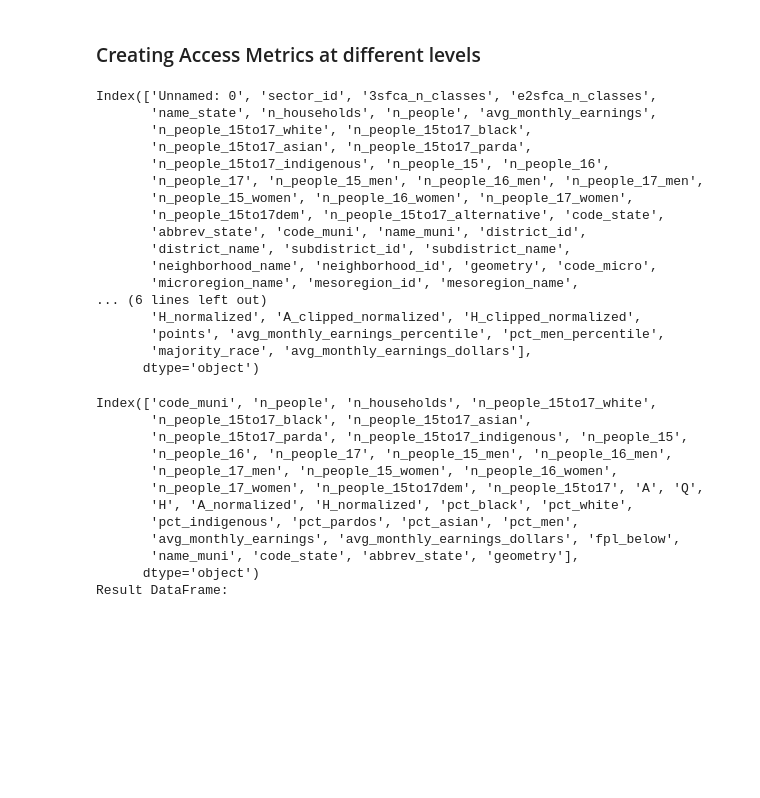
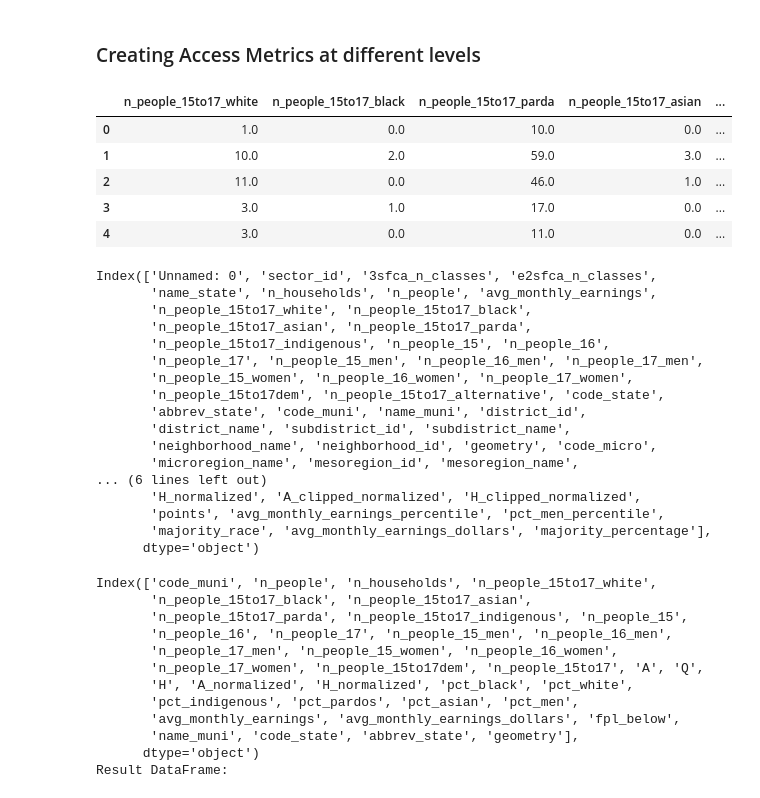
Before and after one commit to hordiienkoalina/atlas-educacao, a Jupyter notebook: notebooks/access_metric_different_levels.ipynb, the cells around one changed output. Saved outputs shown, nothing was run; the diff lists cells and outputs as text; code cells hidden in the pictures; blank space fills up the shorter version.

Commit message:
Added majority race percentage

```diff
--- a/notebooks/access_metric_different_levels.ipynb
+++ b/notebooks/access_metric_different_levels.ipynb
@@ -124,9 +124,19 @@ access_df[["A", "H"]] = access_df[["A", "H"]].fillna(0)
 
 # For each race Find how many census tracts have a majority of that race
 access_df['majority_race'] = access_df[[f'n_people_15to17_{x}' for x in ['white', 'black', 'parda', 'asian', 'indigenous']]].idxmax(axis=1)
+access_df['majority_percentage'] = access_df[[f'n_people_15to17_{x}' for x in ['white', 'black', 'parda', 'asian', 'indigenous']]].max(axis=1)/access_df['n_people_15to17']
 
 # Adding calculation for dollar monthly earnings
 access_df['avg_monthly_earnings_dollars'] = access_df['avg_monthly_earnings'] / 1.7606
+# %%
+access_df[[f'n_people_15to17_{x}' for x in ['white', 'black', 'parda', 'asian', 'indigenous']] + ['majority_percentage']].head()
+# %% [output]
+|  | n_people_15to17_white | n_people_15to17_black | n_people_15to17_parda | n_people_15to17_asian | ... |
+| 0 | 1.0 | 0.0 | 10.0 | 0.0 | ... |
+| 1 | 10.0 | 2.0 | 59.0 | 3.0 | ... |
+| 2 | 11.0 | 0.0 | 46.0 | 1.0 | ... |
+| 3 | 3.0 | 1.0 | 17.0 | 0.0 | ... |
+| 4 | 3.0 | 0.0 | 11.0 | 0.0 | ... |
 # %%
 
 
@@ -228,7 +243,7 @@ Index(['Unnamed: 0', 'sector_id', '3sfca_n_classes', 'e2sfca_n_classes',
 ... (6 lines left out)
        'H_normalized', 'A_clipped_normalized', 'H_clipped_normalized',
        'points', 'avg_monthly_earnings_percentile', 'pct_men_percentile',
-       'majority_race', 'avg_monthly_earnings_dollars'],
+       'majority_race', 'avg_monthly_earnings_dollars', 'majority_percentage'],
       dtype='object')
 # %%
 municipalities_access_df = new_access_level(access_df, municipalities_df, 'code_muni')
```
Also changed, not shown: parts of 3 cells of this notebook, 13 other files.
